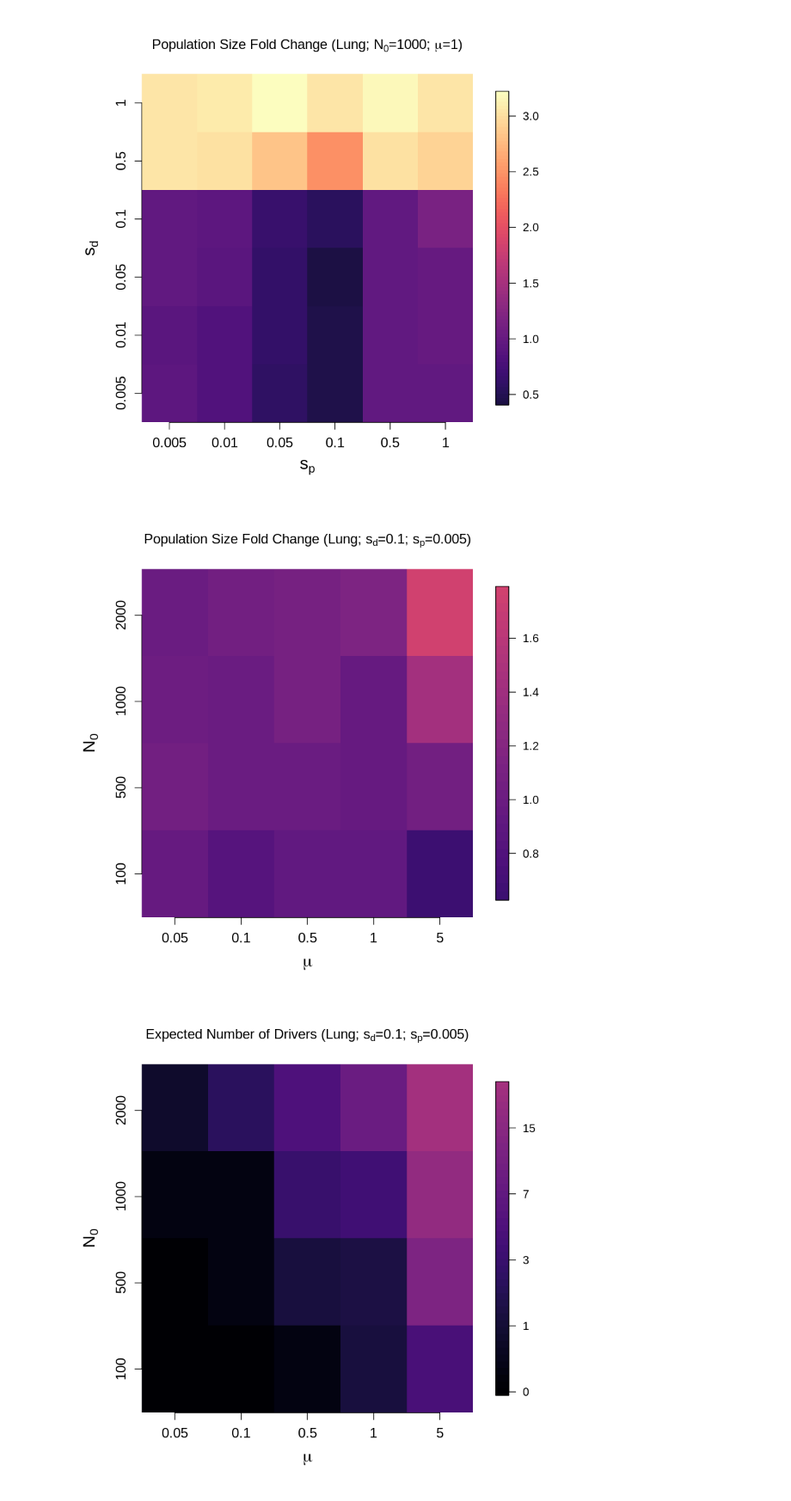
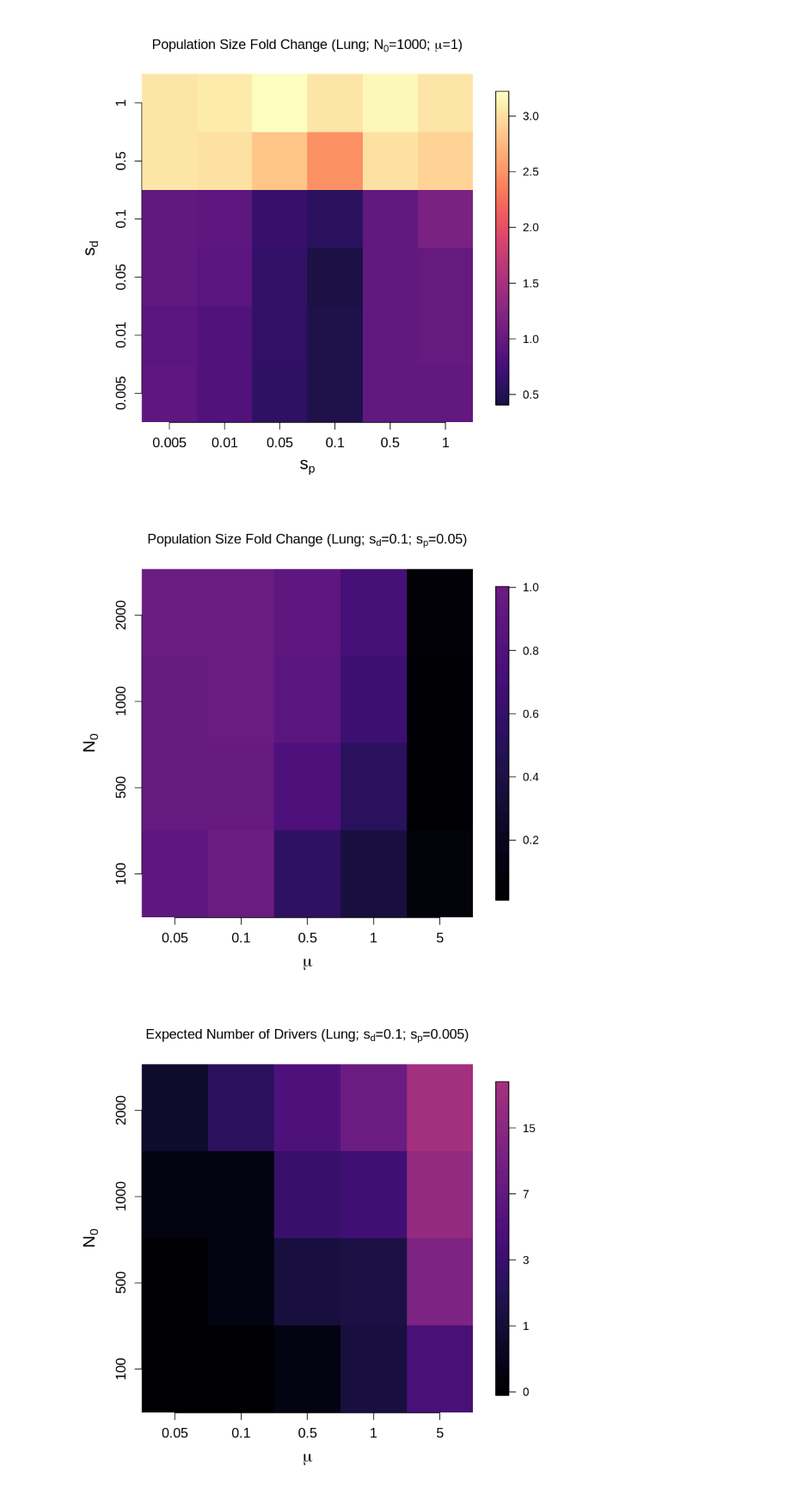
Before and after one commit to atallah-lab/analyses, a Jupyter notebook: sim_out_analyses/1018/test_lung_1005.ipynb, the cells around one changed output. Shown at 86% size. Drawn from its saved outputs; the diff is of its cells as text; code cells hidden in the pictures.

```diff
--- a/sim_out_analyses/1018/test_lung_1005.ipynb
+++ b/sim_out_analyses/1018/test_lung_1005.ipynb
@@ -14,5 +14,5 @@ N0v <- c(1e2,5e2,1e3,2e3)
 sdv <- c(0.005,0.010,0.050,0.100,0.500,1.000)
 spv <- c(0.005,0.010,0.050,0.100,0.500,1.000)
 
-dataDir <- '~/jackgl/lung_1005/'
+dataDir <- '~/jackgl/Data/Simulations/sims1018/lung_1005/'
 ctype <- 'Lung'
@@ -149,14 +131,14 @@ axis(2, at=seq(0,1,0.20), labels=c(5e-3,1e-2,5e-2,1e-1,5e-1,1e-0),cex.axis=1.2);
 # %%
 #--- Fold change
 sd <- .1
-sp <- .005
+sp <- .05
 tmp <- Ns_fc_mean[,,which(sdv==sd),which(spv==sp)]
 image.plot(t(tmp),axes=F,col=cols2[(round(min(as.vector(tmp))*(length(cols2)/3.1))):(round(max(as.vector(tmp))*(length(cols2)/3.1)))])
 title(main=bquote(paste('Population Size Fold Change (',.(ctype),'; ',s[d],'=',.(toString(sd)),'; ',s[p],'=',.(toString(sp)),')')),xlab=expression(mu),ylab=expression(N[0]),cex.lab=1.5);
 axis(1, at=seq(0,1,0.25), labels=muv,cex.axis=1.2);
 axis(2, at=seq(0,1,0.33), labels=N0v,cex.axis=1.2);
 # %% [output]
-[figure, old version]
+[figure, new version]
 # %%
 #--- Expected drivers
 sd <- .1
```
Also changed, not shown: parts of 3 cells of this notebook, 10 other files.
